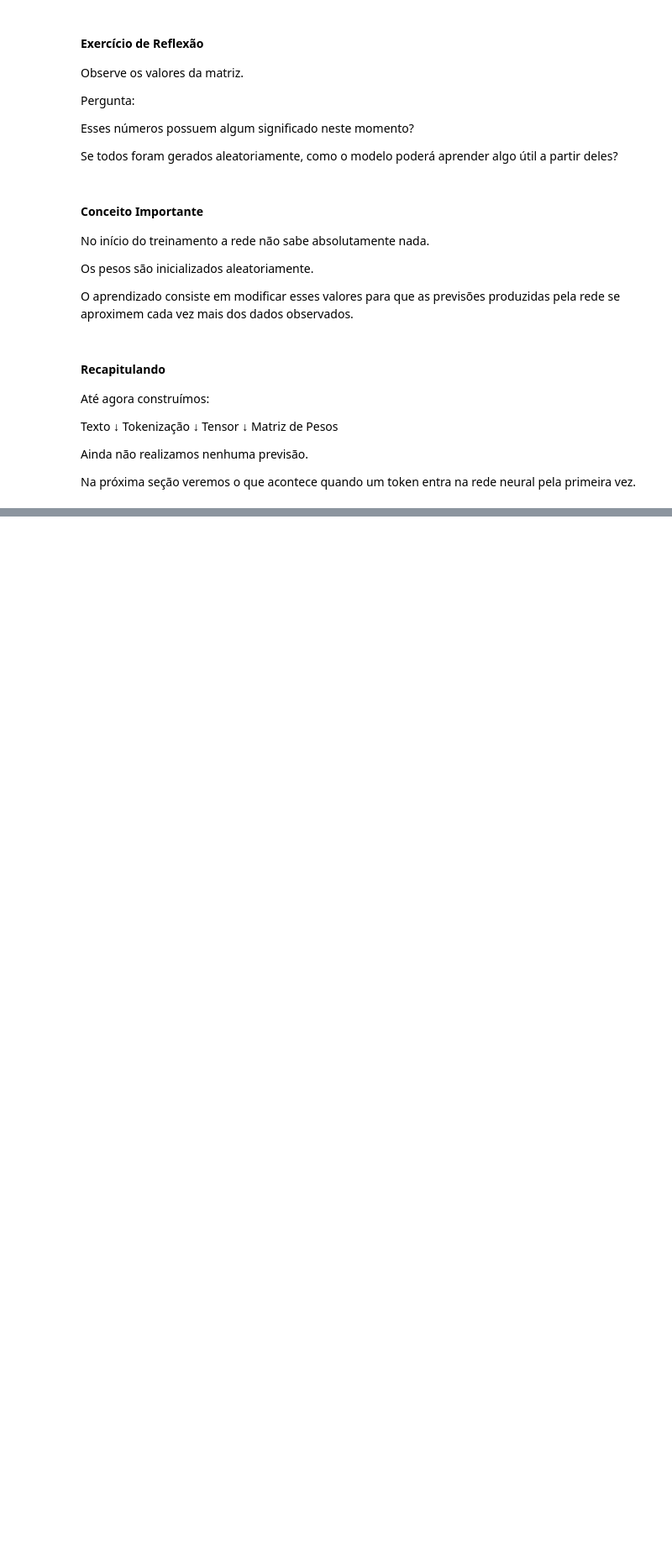
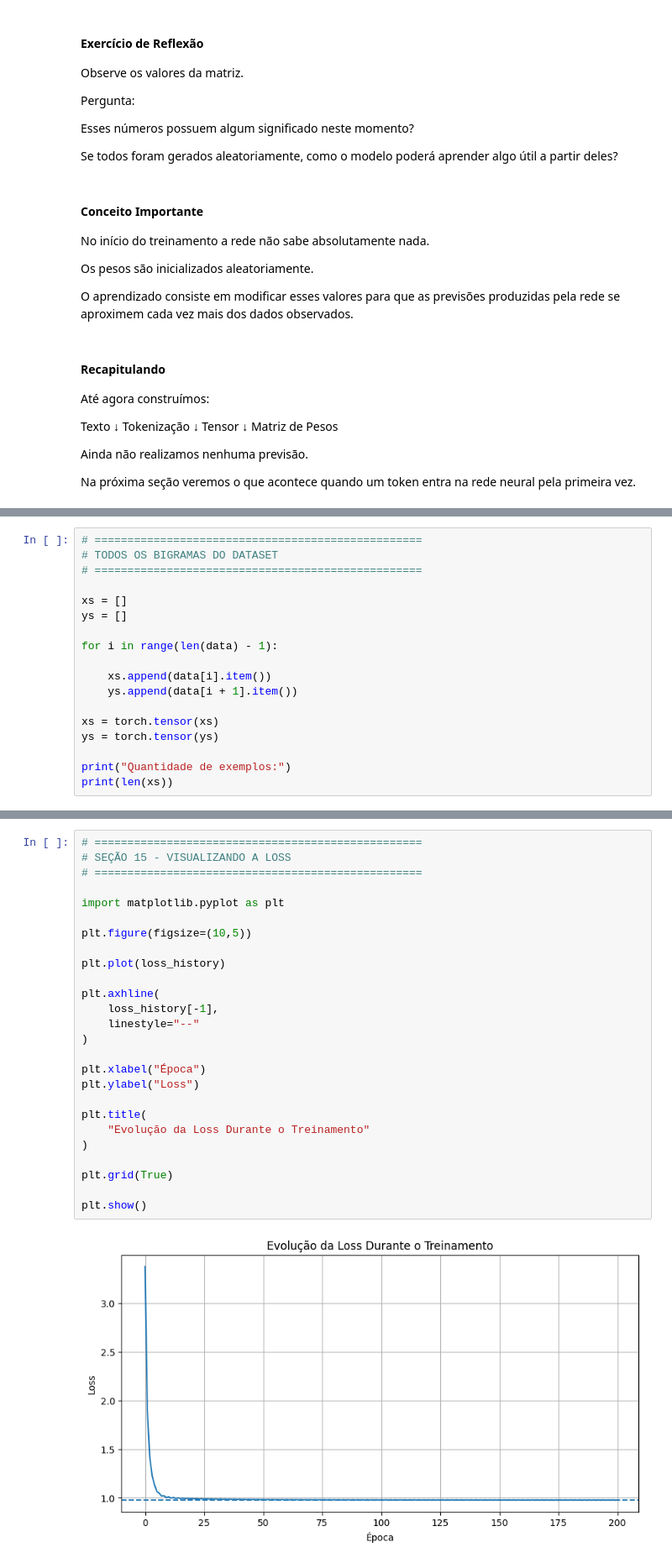
Before and after one commit to jefersondeoliveira/ai-models, a Jupyter notebook: notebooks/02_neural_bigrama/notebook.ipynb, the cells around one changed output, grey strips where cells are left out. Shown at 84% size. Cells and saved outputs as stored; diff of their text form; blank space fills up the shorter version.

```diff
--- a/notebooks/02_neural_bigrama/notebook.ipynb
+++ b/notebooks/02_neural_bigrama/notebook.ipynb
@@ -449,0 +2171,18 @@ Na próxima seção veremos o que acontece quando um token entra na rede neural
+# %%
+# ==================================================
+# TODOS OS BIGRAMAS DO DATASET
+# ==================================================
+
+xs = []
+ys = []
+
+for i in range(len(data) - 1):
+
+    xs.append(data[i].item())
+    ys.append(data[i + 1].item())
+
+xs = torch.tensor(xs)
+ys = torch.tensor(ys)
+
+print("Quantidade de exemplos:")
+print(len(xs))
@@ -449,0 +2543,28 @@ Na próxima seção veremos o que acontece quando um token entra na rede neural
+# %%
+# ==================================================
+# SEÇÃO 15 - VISUALIZANDO A LOSS
+# ==================================================
+
+import matplotlib.pyplot as plt
+
+plt.figure(figsize=(10,5))
+
+plt.plot(loss_history)
+
+plt.axhline(
+    loss_history[-1],
+    linestyle="--"
+)
+
+plt.xlabel("Época")
+plt.ylabel("Loss")
+
+plt.title(
+    "Evolução da Loss Durante o Treinamento"
+)
+
+plt.grid(True)
+
+plt.show()
+# %% [output]
+[figure, added]
```
Also changed, not shown: parts of 65 cells of this notebook, 1 other file.
